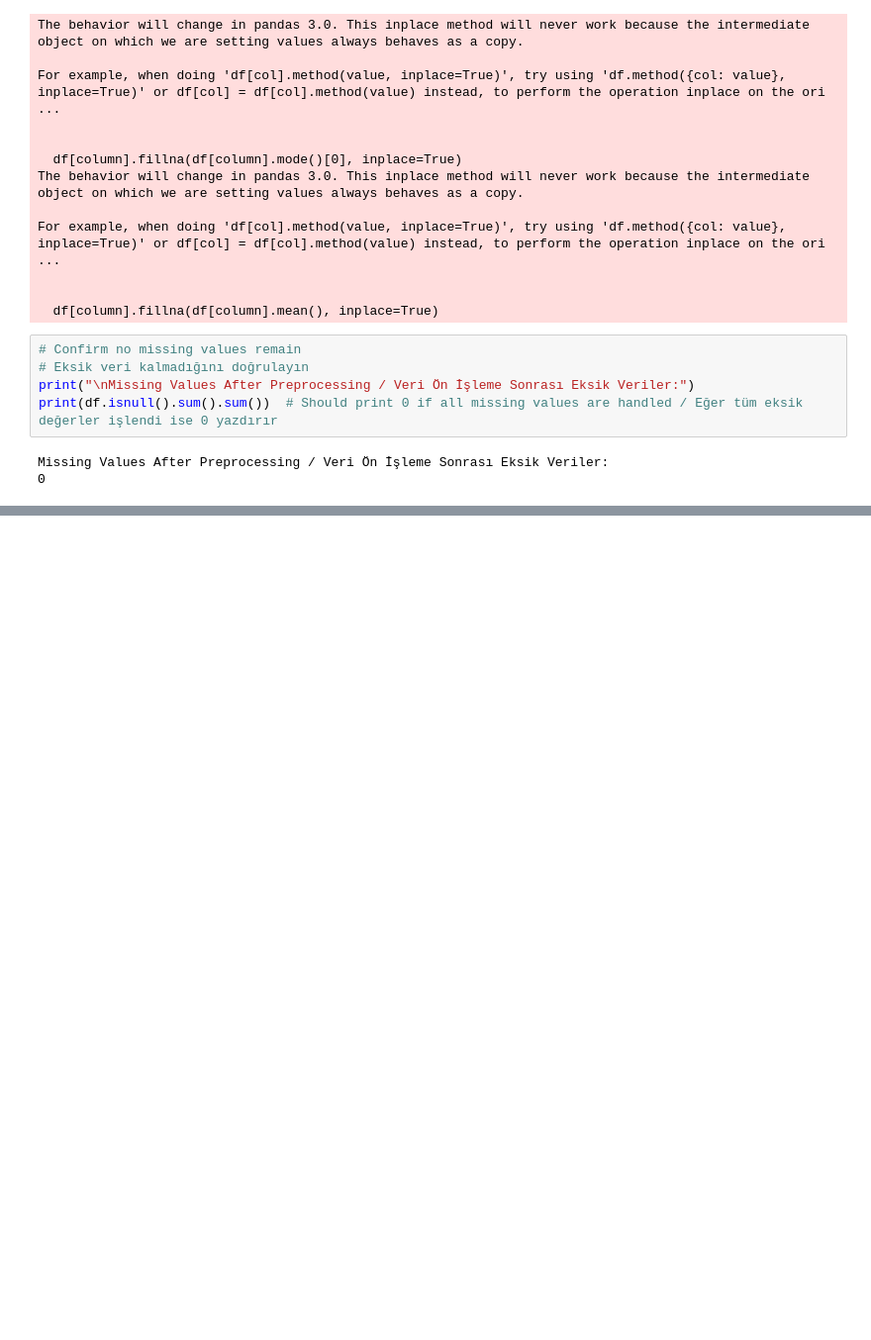
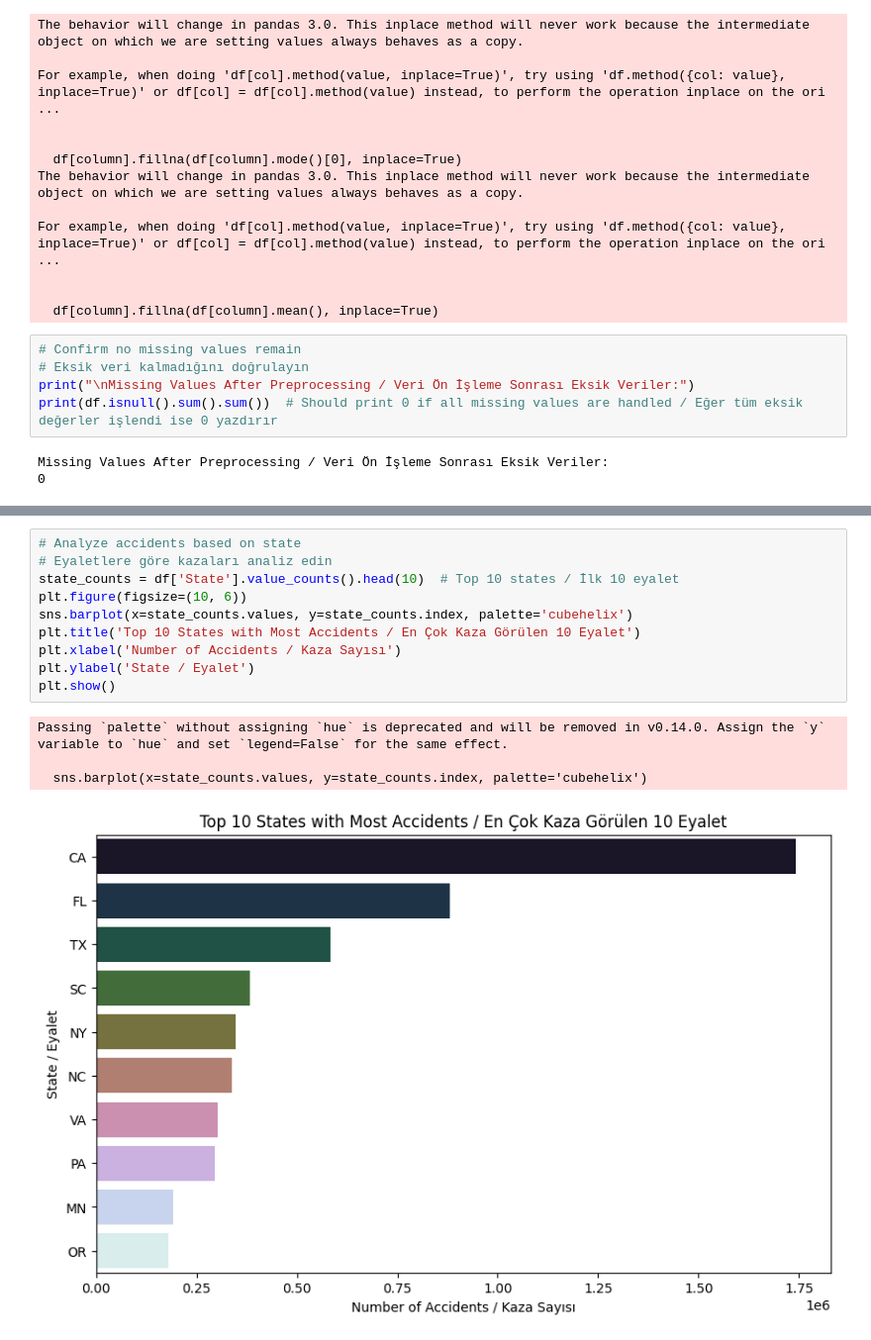
Before and after one commit to burakbasher/team12-Accident-Probability, a Jupyter notebook: DataMining.ipynb, the cells around one changed output, grey strips where cells are left out. Shown at 99% size. Cells and saved outputs as stored; diff of their text form; blank space fills up the shorter version.

```diff
--- a/DataMining.ipynb
+++ b/DataMining.ipynb
@@ -191,0 +249,15 @@ Missing Values After Preprocessing / Veri Ön İşleme Sonrası Eksik Veriler:
+# %%
+# Analyze accidents based on state
+# Eyaletlere göre kazaları analiz edin
+state_counts = df['State'].value_counts().head(10)  # Top 10 states / İlk 10 eyalet
+plt.figure(figsize=(10, 6))
+sns.barplot(x=state_counts.values, y=state_counts.index, palette='cubehelix')
+plt.title('Top 10 States with Most Accidents / En Çok Kaza Görülen 10 Eyalet')
+plt.xlabel('Number of Accidents / Kaza Sayısı')
+plt.ylabel('State / Eyalet')
+plt.show()
+# %% [output]
+Passing `palette` without assigning `hue` is deprecated and will be removed in v0.14.0. Assign the `y` variable to `hue` and set `legend=False` for the same effect.
+
+  sns.barplot(x=state_counts.values, y=state_counts.index, palette='cubehelix')
+[figure, added]
```
Also changed, not shown: parts of 5 cells of this notebook.
